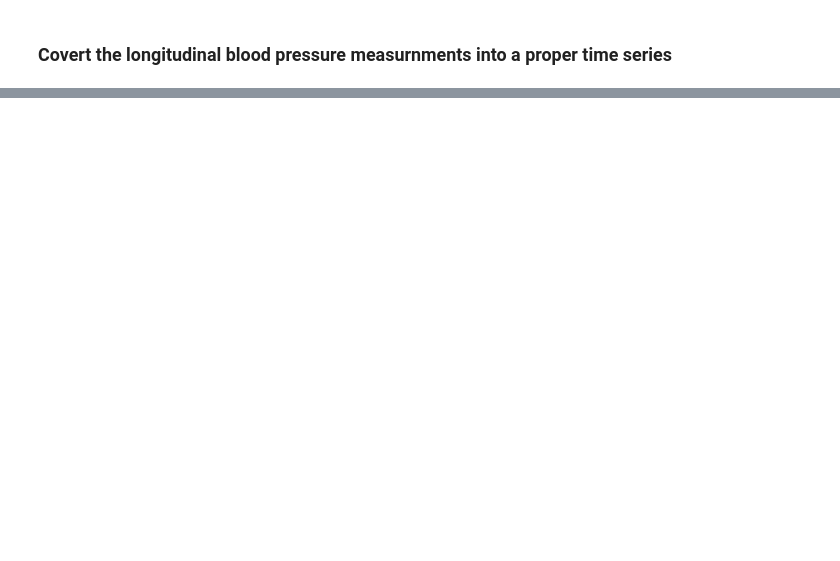
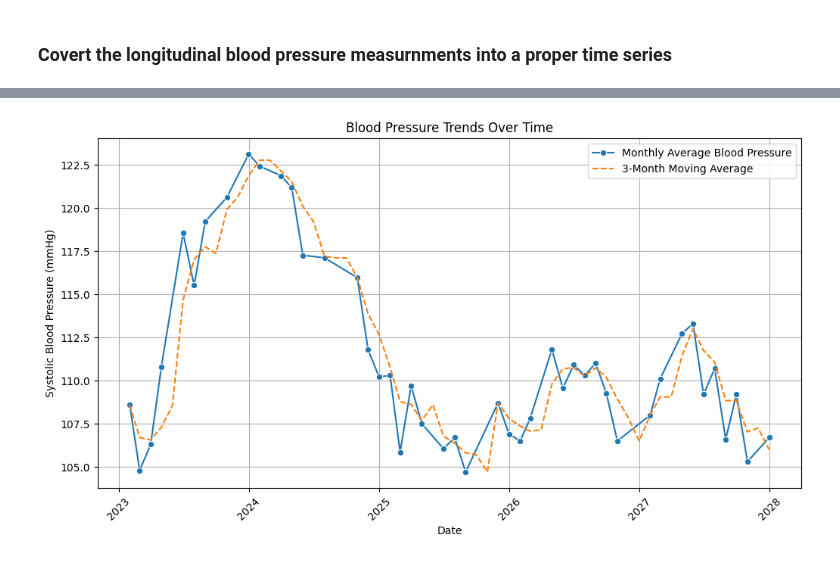
Before and after one commit to UCSF-DataSci/08-time-stats-and-ml-anya-decarlo, a Jupyter notebook: modeling.ipynb, the cells around one changed output, grey strips where cells are left out. Saved outputs shown, nothing was run; the diff lists cells and outputs as text; code cells hidden in the pictures; blank space fills up the shorter version.

```diff
--- a/modeling.ipynb
+++ b/modeling.ipynb
@@ -41,0 +50,28 @@ Name: bp_systolic, dtype: float64
+# %%
+# Resample to monthly frequency
+monthly_bp = blood_pressure_series.resample('M').mean()
+
+# Calculate a 3-month moving average
+smoothed_bp = monthly_bp.rolling(window=3, min_periods=1).mean()
+
+# Combine both series into a DataFrame for easier plotting with Seaborn
+df_plot = pd.DataFrame({
+    'Monthly Average': monthly_bp,
+    '3-Month Moving Average': smoothed_bp
+}).reset_index()
+
+# Plot using Seaborn
+plt.figure(figsize=(12, 6))
+sns.lineplot(data=df_plot, x='visit_date', y='Monthly Average', label='Monthly Average Blood Pressure', marker='o')
+sns.lineplot(data=df_plot, x='visit_date', y='3-Month Moving Average', label='3-Month Moving Average', linestyle='--')
+
+# Customizing the plot
+plt.title('Blood Pressure Trends Over Time')
+plt.xlabel('Date')
+plt.ylabel('Systolic Blood Pressure (mmHg)')
+plt.xticks(rotation=45)  # Rotate date labels for readability
+plt.grid(True)
+plt.legend()
+plt.show()
+# %% [output]
+[figure, added]
```
Also changed, not shown: parts of 4 cells of this notebook.
